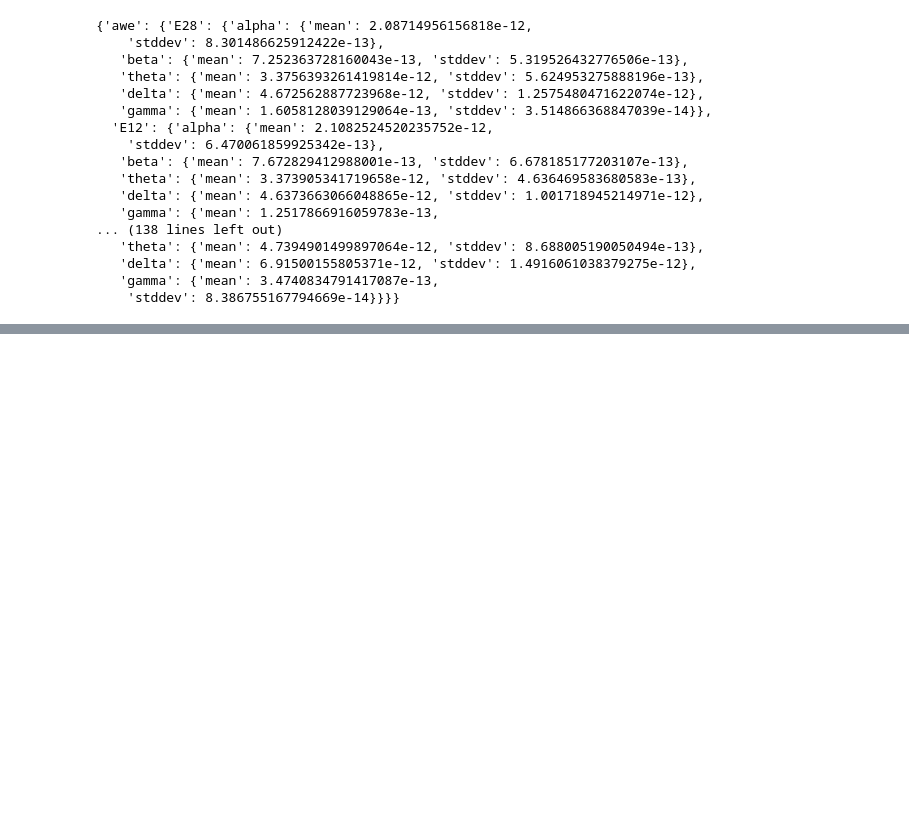
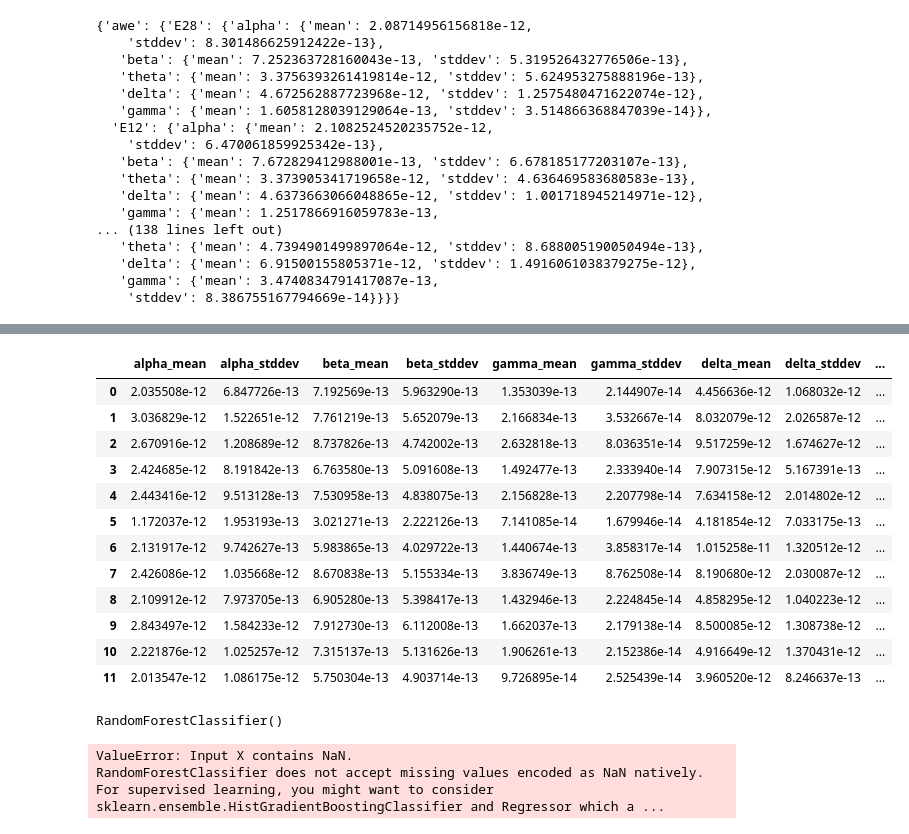
Before and after one commit to Nicopiwi/emotion-valence-classifier, a Jupyter notebook: Preprocessing_Batch.ipynb, the cells around one changed output, grey strips where cells are left out. Drawn from its saved outputs; the diff is of its cells as text; code cells hidden in the pictures; blank space fills up the shorter version.

```diff
--- a/Preprocessing_Batch.ipynb
+++ b/Preprocessing_Batch.ipynb
@@ -326,0 +346,22 @@ positive_emotions_features
+# %%
+# Create the matrix
+
+frequency_bands = ["alpha", "beta", "gamma", "delta", "theta"]
+
+def create_row(key, is_positive):
+    data_dict = positive_emotions_features if is_positive else negative_emotions_features
+    features_dict = {}
+
+    for band in frequency_bands:
+        mean_avg = np.mean([ch_value[band]["mean"] for _, ch_value in data_dict[key].items()])
+        stddev_avg = np.mean([ch_value[band]["stddev"] for _, ch_value in data_dict[key].items()])
+
+        features_dict[f"{band}_mean"] = mean_avg
+        features_dict[f"{band}_stddev"] = stddev_avg
+
+    features_dict["valence"] = int(is_positive)
+
+    return features_dict
+
+
+create_row("awe", True)
@@ -326,0 +380,27 @@ positive_emotions_features
+# %%
+positive_features = [
+    create_row(key, True) for key in positive_emotions_features.keys()
+]
+
+negative_features = [
+    create_row(key, False) for key in negative_emotions_features.keys()
+]
+
+
+df = pd.DataFrame([*positive_features, *negative_features])
+# %%
+df.head(12)
+# %% [output]
+|  | alpha_mean | alpha_stddev | beta_mean | beta_stddev | gamma_mean | gamma_stddev | delta_mean | delta_stddev | ... |
+| 0 | 2.035508e-12 | 6.847726e-13 | 7.192569e-13 | 5.963290e-13 | 1.353039e-13 | 2.144907e-14 | 4.456636e-12 | 1.068032e-12 | ... |
+| 1 | 3.036829e-12 | 1.522651e-12 | 7.761219e-13 | 5.652079e-13 | 2.166834e-13 | 3.532667e-14 | 8.032079e-12 | 2.026587e-12 | ... |
+| 2 | 2.670916e-12 | 1.208689e-12 | 8.737826e-13 | 4.742002e-13 | 2.632818e-13 | 8.036351e-14 | 9.517259e-12 | 1.674627e-12 | ... |
+| 3 | 2.424685e-12 | 8.191842e-13 | 6.763580e-13 | 5.091608e-13 | 1.492477e-13 | 2.333940e-14 | 7.907315e-12 | 5.167391e-13 | ... |
+| 4 | 2.443416e-12 | 9.513128e-13 | 7.530958e-13 | 4.838075e-13 | 2.156828e-13 | 2.207798e-14 | 7.634158e-12 | 2.014802e-12 | ... |
+| 5 | 1.172037e-12 | 1.953193e-13 | 3.021271e-13 | 2.222126e-13 | 7.141085e-14 | 1.679946e-14 | 4.181854e-12 | 7.033175e-13 | ... |
+| 6 | 2.131917e-12 | 9.742627e-13 | 5.983865e-13 | 4.029722e-13 | 1.440674e-13 | 3.858317e-14 | 1.015258e-11 | 1.320512e-12 | ... |
+| 7 | 2.426086e-12 | 1.035668e-12 | 8.670838e-13 | 5.155334e-13 | 3.836749e-13 | 8.762508e-14 | 8.190680e-12 | 2.030087e-12 | ... |
+| 8 | 2.109912e-12 | 7.973705e-13 | 6.905280e-13 | 5.398417e-13 | 1.432946e-13 | 2.224845e-14 | 4.858295e-12 | 1.040223e-12 | ... |
+| 9 | 2.843497e-12 | 1.584233e-12 | 7.912730e-13 | 6.112008e-13 | 1.662037e-13 | 2.179138e-14 | 8.500085e-12 | 1.308738e-12 | ... |
+| 10 | 2.221876e-12 | 1.025257e-12 | 7.315137e-13 | 5.131626e-13 | 1.906261e-13 | 2.152386e-14 | 4.916649e-12 | 1.370431e-12 | ... |
+| 11 | 2.013547e-12 | 1.086175e-12 | 5.750304e-13 | 4.903714e-13 | 9.726895e-14 | 2.525439e-14 | 3.960520e-12 | 8.246637e-13 | ... |
@@ -326,0 +412,10 @@ positive_emotions_features
+# %%
+rf = RandomForestClassifier()
+rf.fit(X_train, y_train)
+# %% [output]
+RandomForestClassifier()
+# %%
+y_pred = rf.predict(X_test)
+# %% [output]
+ValueError: Input X contains NaN.
+RandomForestClassifier does not accept missing values encoded as NaN natively. For supervised learning, you might want to consider sklearn.ensemble.HistGradientBoostingClassifier and Regressor which a ...
```
Also changed, not shown: parts of 9 cells of this notebook.
